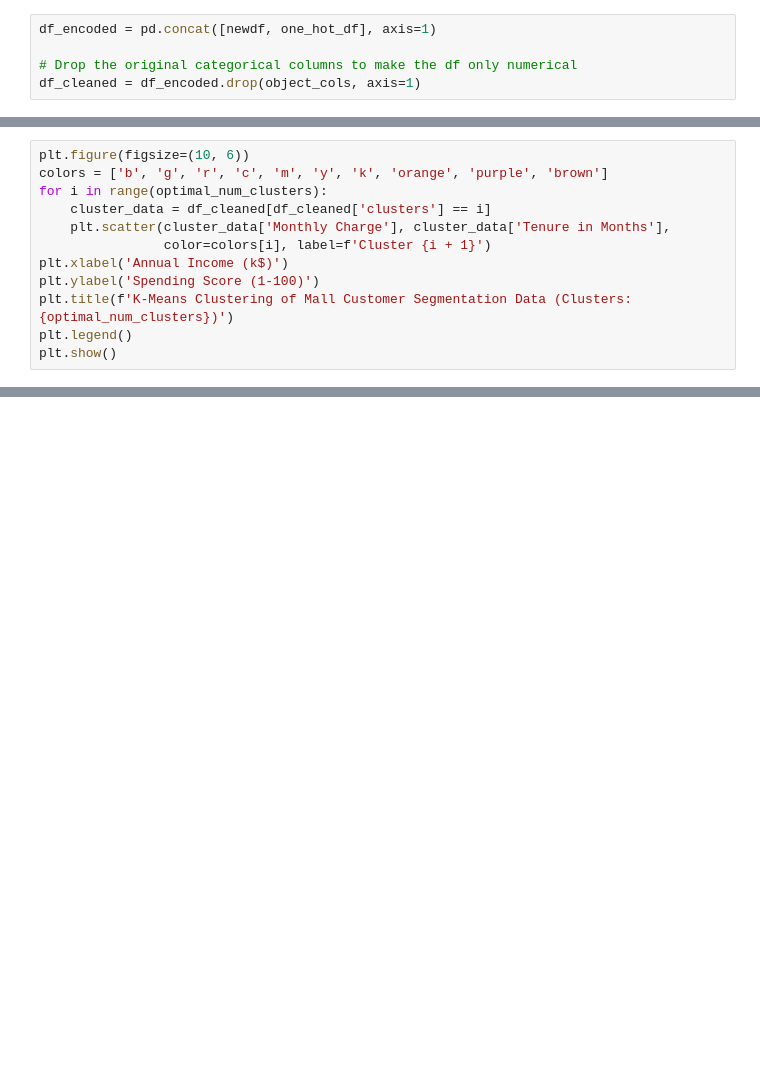
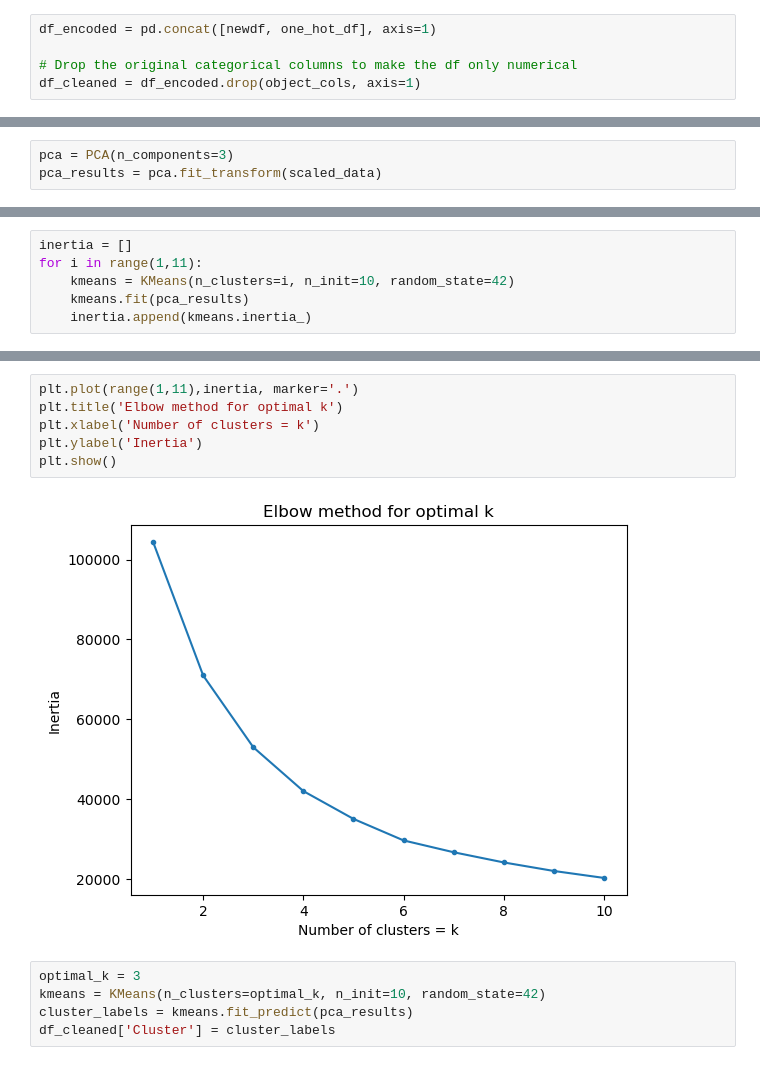
Before and after one commit to dipesh267/CustomerSegmentation, a Jupyter notebook: try-it_6.2_starter/myfile.ipynb, the cells around one changed output, grey strips where cells are left out. Cells and saved outputs as stored; diff of their text form; blank space fills up the shorter version.

```diff
--- a/try-it_6.2_starter/myfile.ipynb
+++ b/try-it_6.2_starter/myfile.ipynb
@@ -119,0 +116,3 @@ df_cleaned['clusters'] = cluster_labels
+# %%
+pca = PCA(n_components=3)
+pca_results = pca.fit_transform(scaled_data)
@@ -120,12 +123,6 @@ df_cleaned['clusters'] = cluster_labels
 # %%
-plt.figure(figsize=(10, 6))
-colors = ['b', 'g', 'r', 'c', 'm', 'y', 'k', 'orange', 'purple', 'brown']
-for i in range(optimal_num_clusters):
-    cluster_data = df_cleaned[df_cleaned['clusters'] == i]
-    plt.scatter(cluster_data['Monthly Charge'], cluster_data['Tenure in Months'],
-                color=colors[i], label=f'Cluster {i + 1}')
-plt.xlabel('Annual Income (k$)')
-plt.ylabel('Spending Score (1-100)')
-plt.title(f'K-Means Clustering of Mall Customer Segmentation Data (Clusters: {optimal_num_clusters})')
-plt.legend()
-plt.show()
+inertia = []
+for i in range(1,11):
+    kmeans = KMeans(n_clusters=i, n_init=10, random_state=42)
+    kmeans.fit(pca_results)
+    inertia.append(kmeans.inertia_)
@@ -133,0 +142,13 @@ plt.show()
+# %%
+plt.plot(range(1,11),inertia, marker='.')
+plt.title('Elbow method for optimal k')
+plt.xlabel('Number of clusters = k')
+plt.ylabel('Inertia')
+plt.show()
+# %% [output]
+[figure, added]
+# %%
+optimal_k = 3
+kmeans = KMeans(n_clusters=optimal_k, n_init=10, random_state=42)
+cluster_labels = kmeans.fit_predict(pca_results)
+df_cleaned['Cluster'] = cluster_labels
```
Also changed, not shown: parts of 19 cells of this notebook.
